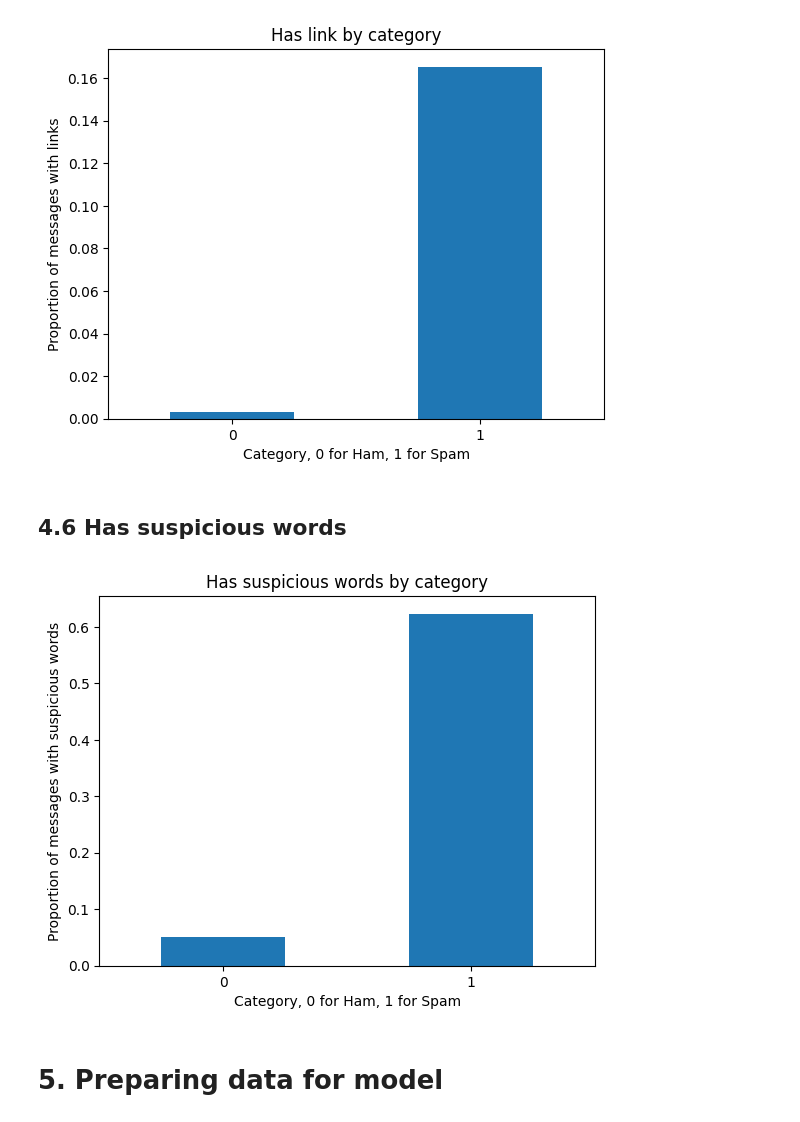
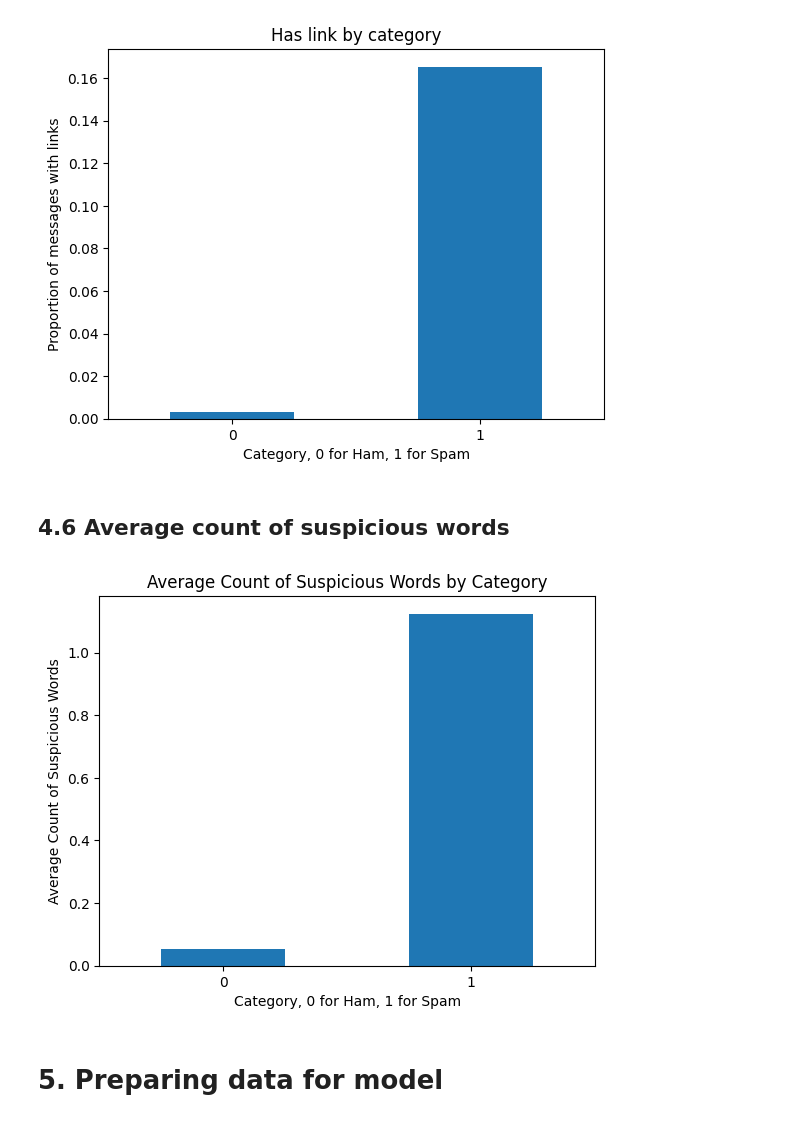
Before and after one commit to must-Zeus0036/Final-Project-Machine-Learning, a Jupyter notebook: main.ipynb, the cells around one changed output. Saved outputs shown, nothing was run; the diff lists cells and outputs as text; code cells hidden in the pictures.

```diff
--- a/main.ipynb
+++ b/main.ipynb
@@ -220,13 +220,14 @@ suspicious_words = ['free',
                     'gift',
                     'bonus',]
 
-def has_suspicious_words(message):
+def count_suspicious_words(message):
+    count = 0
     for word in suspicious_words:
         if word in message:
-            return 1
-    return 0
+            count += 1
+    return count
 
-df['has_suspicious_words'] = df['message'].apply(has_suspicious_words)
+df['suspicious_word_count'] = df['message'].apply(count_suspicious_words)
 # %%
 df.head()
 # %% [output]
@@ -299,17 +300,17 @@ plt.show()
 # %% [output]
 [figure]
 # %% [markdown]
-## 4.6 Has suspicious words
+## 4.6 Average count of suspicious words
 # %%
-# compare how many message have suspicious words by category
-df.groupby('category')['has_suspicious_words'].mean().plot(kind='bar')
-plt.title('Has suspicious words by category')
+# show on average how many suspicious words are in messages by category
+df.groupby('category')['suspicious_word_count'].mean().plot(kind='bar')
+plt.title('Average Count of Suspicious Words by Category')
 plt.xlabel('Category, 0 for Ham, 1 for Spam')
-plt.ylabel('Proportion of messages with suspicious words')
+plt.ylabel('Average Count of Suspicious Words')
 plt.xticks(rotation=0)
 plt.show()
 # %% [output]
-[figure, old version]
+[figure, new version]
 # %% [markdown]
 # 5. Preparing data for model
 # %% [markdown]
```
Also changed, not shown: parts of 8 cells of this notebook.
